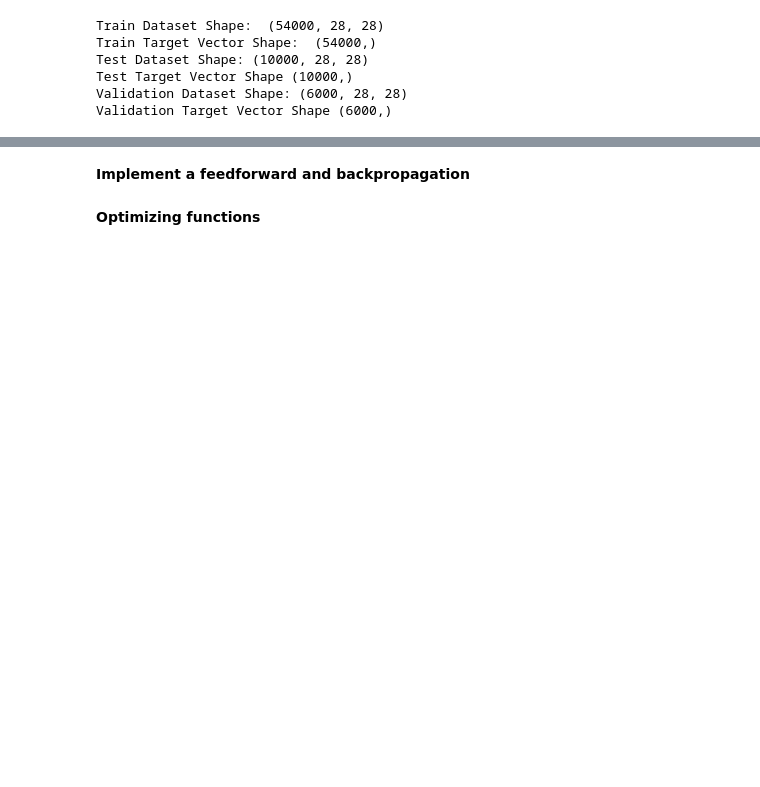
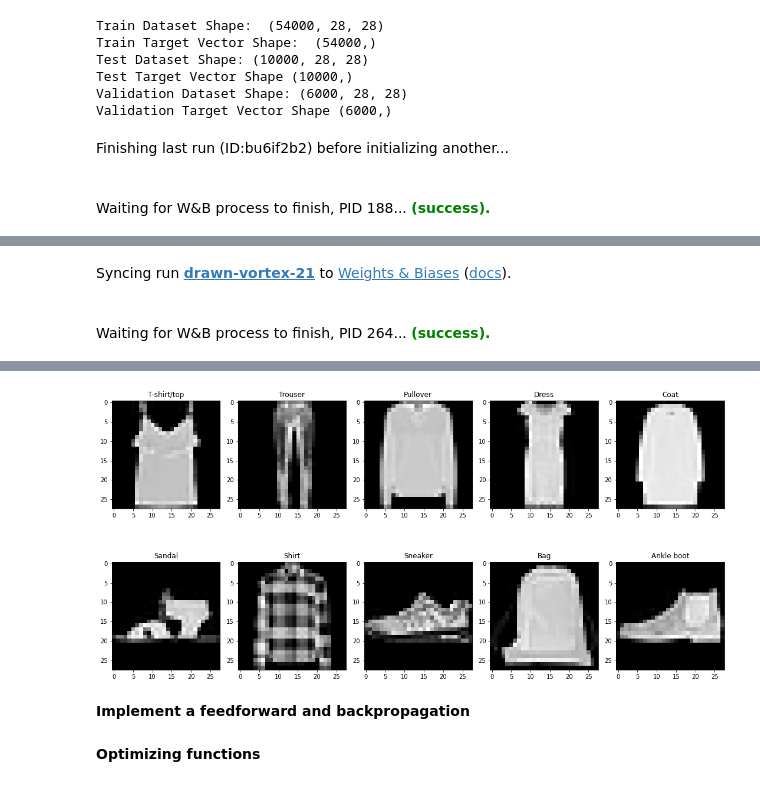
Before and after one commit to TejoramV/cs6910_assignment1, a Jupyter notebook: Assignment_1.ipynb, the cells around one changed output, grey strips where cells are left out. Cells and saved outputs as stored; diff of their text form; code cells hidden in the pictures; blank space fills up the shorter version.

```diff
--- a/Assignment_1.ipynb
+++ b/Assignment_1.ipynb
@@ -83,7 +76,7 @@ Test Target Vector Shape (10000,)
 Validation Dataset Shape: (6000, 28, 28)
 Validation Target Vector Shape (6000,)
 # %%
-wandb.init(project="CS6910-Assignment-1", entity="akansh12")
+wandb.init(project="CS6910-Assignment-1", entity="tejoram")
 sorted_arr = [-1] * 10
 step_count=0
 steps_needed=5                                  ###increase the step as per the need, currently it is restricted to 5 for better user iterface
@@ -108,3 +101,6 @@ while(step_count<steps_needed):
 
   wandb.log({"Data-plot": fig})
 wandb.finish()
+# %% [output]
+Finishing last run (ID:bu6if2b2) before initializing another...
+Waiting for W&B process to finish, PID 188... (success).
@@ -110,0 +109,2 @@ wandb.finish()
+Syncing run drawn-vortex-21 to Weights & Biases (docs).
+Waiting for W&B process to finish, PID 264... (success).
@@ -111,2 +112,3 @@ wandb.finish()
+[figure, added]
 # %% [markdown]
 **Implement a feedforward and backpropagation**
```
Also changed, not shown: parts of 8 cells of this notebook.
